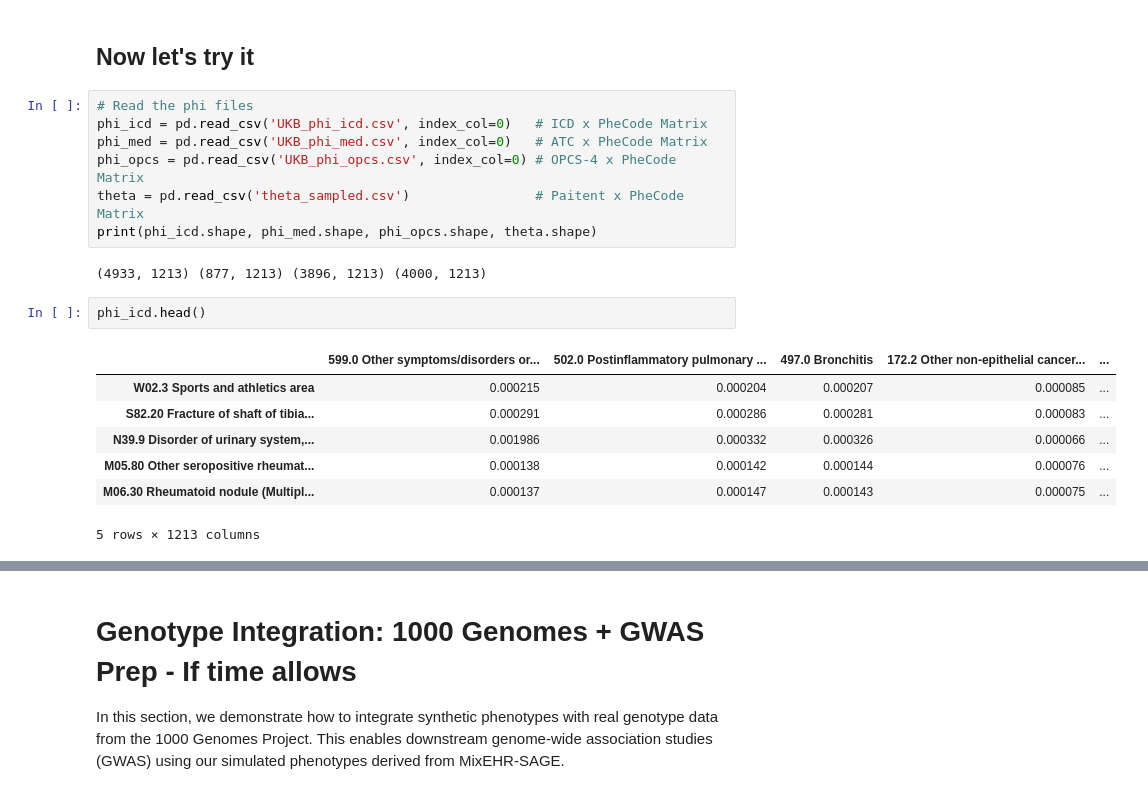
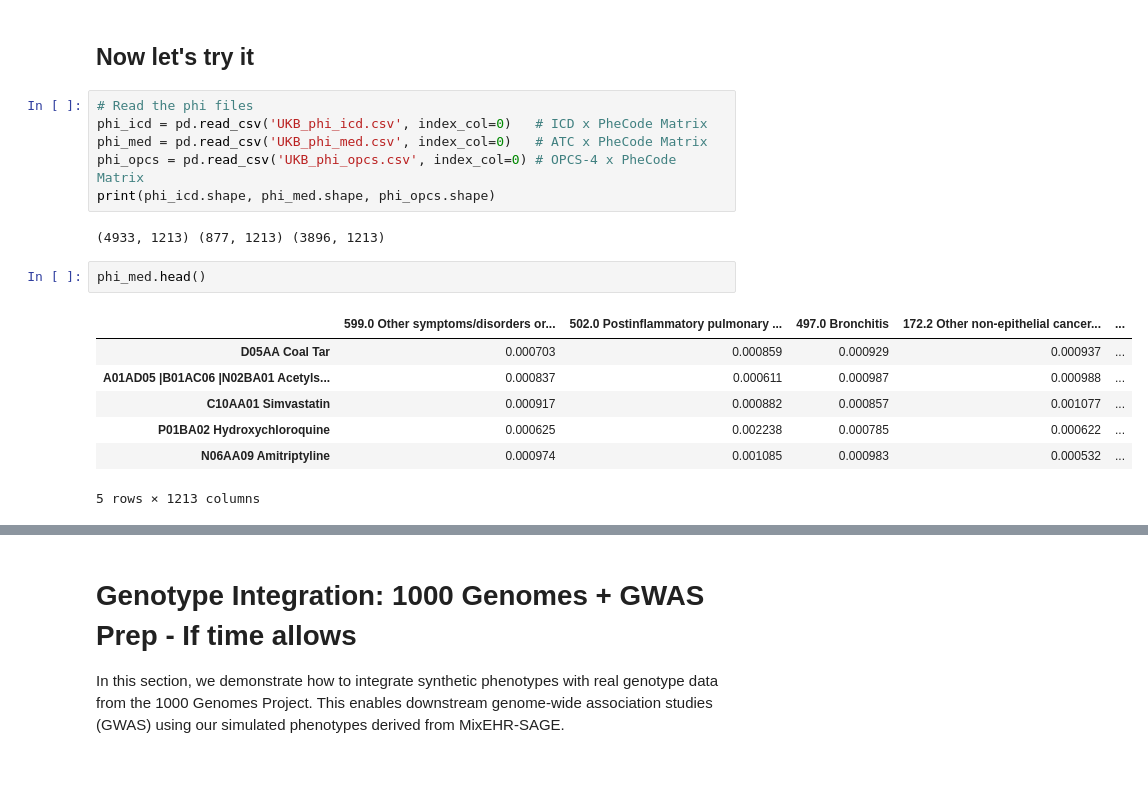
Before and after one commit to Ziqiyang72960/MixEHR-SAGE, a Jupyter notebook: Phenotyping_and_PheWAS_Using_MixEHR_Seed.ipynb, the cells around one changed output, grey strips where cells are left out. Drawn from its saved outputs; the diff is of its cells as text.

```diff
--- a/Phenotyping_and_PheWAS_Using_MixEHR_Seed.ipynb
+++ b/Phenotyping_and_PheWAS_Using_MixEHR_Seed.ipynb
@@ -229,17 +241,16 @@ LDA source:
 phi_icd = pd.read_csv('UKB_phi_icd.csv', index_col=0)   # ICD x PheCode Matrix
 phi_med = pd.read_csv('UKB_phi_med.csv', index_col=0)   # ATC x PheCode Matrix
 phi_opcs = pd.read_csv('UKB_phi_opcs.csv', index_col=0) # OPCS-4 x PheCode Matrix
-theta = pd.read_csv('theta_sampled.csv')                # Paitent x PheCode Matrix
-print(phi_icd.shape, phi_med.shape, phi_opcs.shape, theta.shape)
+print(phi_icd.shape, phi_med.shape, phi_opcs.shape)
 # %% [output]
-(4933, 1213) (877, 1213) (3896, 1213) (4000, 1213)
+(4933, 1213) (877, 1213) (3896, 1213)
 # %%
-phi_icd.head()
+phi_med.head()
 # %% [output]
 |  | 599.0 Other symptoms/disorders or... | 502.0 Postinflammatory pulmonary ... | 497.0 Bronchitis | 172.2 Other non-epithelial cancer... | ... |
-| W02.3 Sports and athletics area | 0.000215 | 0.000204 | 0.000207 | 0.000085 | ... |
-| S82.20 Fracture of shaft of tibia... | 0.000291 | 0.000286 | 0.000281 | 0.000083 | ... |
-| N39.9 Disorder of urinary system,... | 0.001986 | 0.000332 | 0.000326 | 0.000066 | ... |
-| M05.80 Other seropositive rheumat... | 0.000138 | 0.000142 | 0.000144 | 0.000076 | ... |
-| M06.30 Rheumatoid nodule (Multipl... | 0.000137 | 0.000147 | 0.000143 | 0.000075 | ... |
+| D05AA Coal Tar | 0.000703 | 0.000859 | 0.000929 | 0.000937 | ... |
+| A01AD05 |B01AC06 |N02BA01 Acetyls... | 0.000837 | 0.000611 | 0.000987 | 0.000988 | ... |
+| C10AA01 Simvastatin | 0.000917 | 0.000882 | 0.000857 | 0.001077 | ... |
+| P01BA02 Hydroxychloroquine | 0.000625 | 0.002238 | 0.000785 | 0.000622 | ... |
+| N06AA09 Amitriptyline | 0.000974 | 0.001085 | 0.000983 | 0.000532 | ... |
 5 rows × 1213 columns
```
Also changed, not shown: parts of 69 cells of this notebook.
